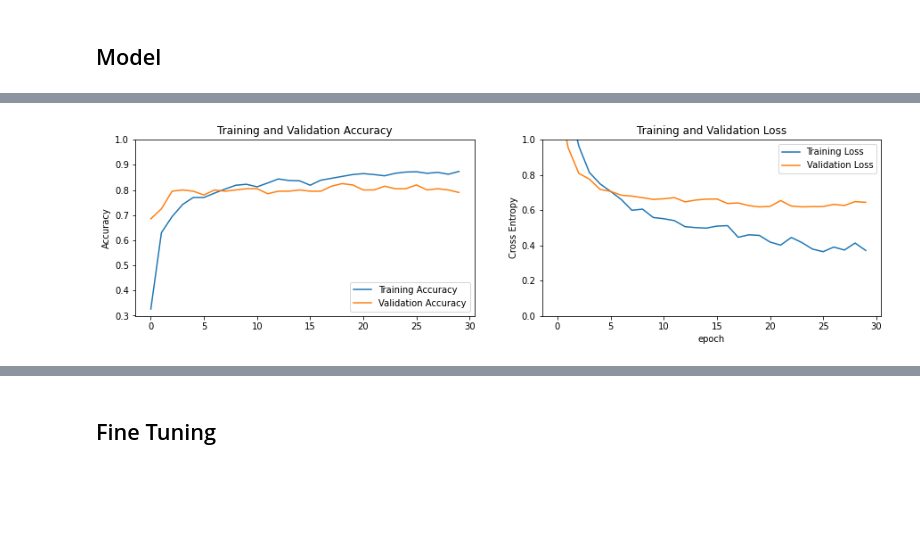
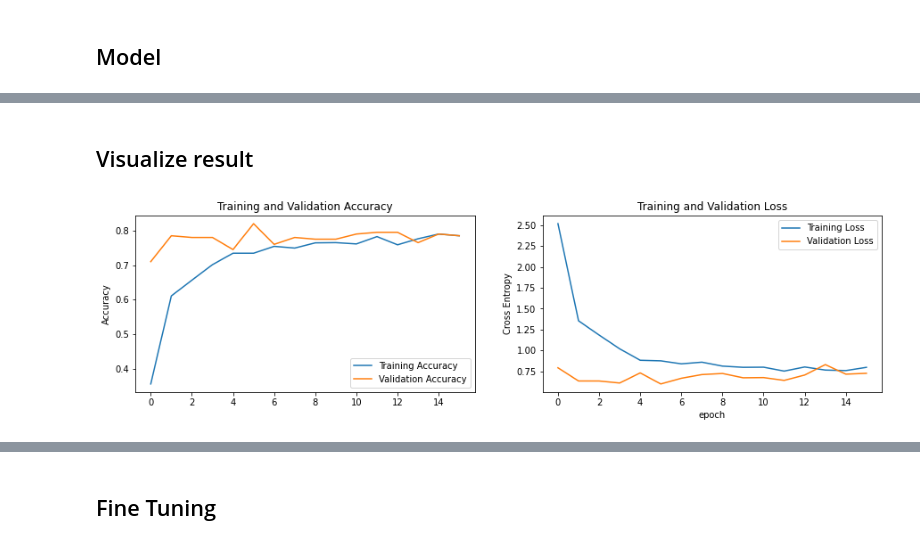
Before and after one commit to chingfhen/Material-Recognition, a Jupyter notebook: model/Resnet50_Normal_Aug.ipynb, the cells around one changed output, grey strips where cells are left out. Drawn from its saved outputs; the diff is of its cells as text; code cells hidden in the pictures; blank space fills up the shorter version.

```diff
--- a/model/Resnet50_Normal_Aug.ipynb
+++ b/model/Resnet50_Normal_Aug.ipynb
@@ -165,6 +157,0 @@ model=resnet50()
-# %%
-LEARNING_RATE=0.001
-model.compile(optimizer=tf.keras.optimizers.Adam(LEARNING_RATE),
-              loss=tf.keras.losses.SparseCategoricalCrossentropy(),
-              metrics=['accuracy'])
-model.summary()
@@ -191,0 +158,26 @@ _________________________________________________________________
+# %%
+def resnet50(lr):
+    base_model=tf.keras.applications.ResNet50(
+        include_top=False,   weights='imagenet')
+    base_model.trainable=False
+    base_model.training=False
+
+    base_model._name ='base_model'
+    model = tf.keras.Sequential([
+        tf.keras.layers.Input((224, 224, 3)),
+        data_augmentation,
+        tf.keras.layers.Lambda(tf.keras.applications.resnet.preprocess_input, name='preprocessing', input_shape=(224, 224, 3)),
+        base_model,
+        tf.keras.layers.GlobalAveragePooling2D(),
+        tf.keras.layers.Dropout(0.7),
+        tf.keras.layers.Dense(10,activation="softmax")
+    ])
+    model.summary()
+
+    model.compile(optimizer=tf.keras.optimizers.Adam(lr),
+              loss=tf.keras.losses.SparseCategoricalCrossentropy(),
+              metrics=['accuracy', tf.keras.metrics.SparseTopKCategoricalAccuracy(5, name="top-5-accuracy")])
+
+    return model
+
+model=resnet50(0.001)
@@ -192,10 +205,10 @@ _________________________________________________________________
 # %%
 from tensorflow.python.keras.callbacks import EarlyStopping, ModelCheckpoint
 EARLY_STOP_PATIENCE=10
-early_stopper = EarlyStopping(monitor = 'val_loss', patience = EARLY_STOP_PATIENCE)
-model_cp = ModelCheckpoint(filepath = './weights/resnet_normal_aug.hdf5', monitor = 'val_loss', save_best_only = True, mode = 'auto')
+early_stopper = EarlyStopping(monitor = 'val_accuracy', patience = EARLY_STOP_PATIENCE)
+model_cp = ModelCheckpoint(filepath = './weights/resnet_normal_aug_best.hdf5', monitor = 'val_accuracy', save_best_only = True, mode = 'auto')
 # %%
-EPOCHS=30
+EPOCHS=50
 
 history = model.fit(
         train_dataset,
@@ -246,27 +247,29 @@ plot_confusion_matrix(model,CLASSES)
+# %% [markdown]
+## Visualize result
 # %%
 acc = history.history['accuracy']
 val_acc = history.history['val_accuracy']
 
 loss = history.history['loss']
 val_loss = history.history['val_loss']
 
 plt.figure(figsize=(15, 8))
 plt.subplot(2, 2, 1)
 plt.plot(acc, label='Training Accuracy')
 plt.plot(val_acc, label='Validation Accuracy')
 plt.legend(loc='lower right')
 plt.ylabel('Accuracy')
-plt.ylim([min(plt.ylim()),1])
+# plt.ylim([min(plt.ylim()),1])
 plt.title('Training and Validation Accuracy')
 
 plt.subplot(2, 2, 2)
 plt.plot(loss, label='Training Loss')
 plt.plot(val_loss, label='Validation Loss')
 plt.legend(loc='upper right')
 plt.ylabel('Cross Entropy')
-plt.ylim([0,1.0])
+# plt.ylim([0,1.0])
 plt.title('Training and Validation Loss')
 plt.xlabel('epoch')
 plt.show()
 # %% [output]
-[figure, old version]
+[figure, new version]
```
Also changed, not shown: parts of 22 cells of this notebook, 5 other files.
